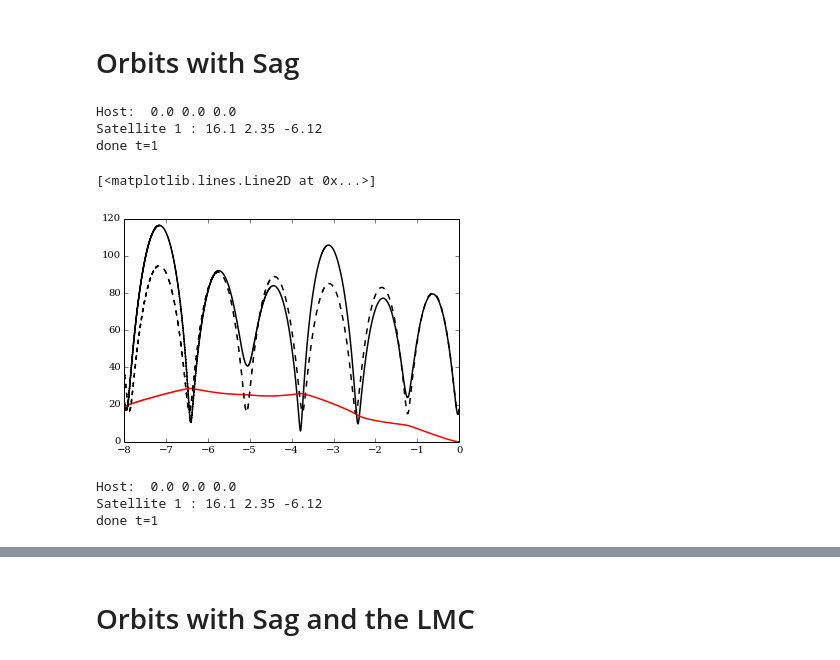
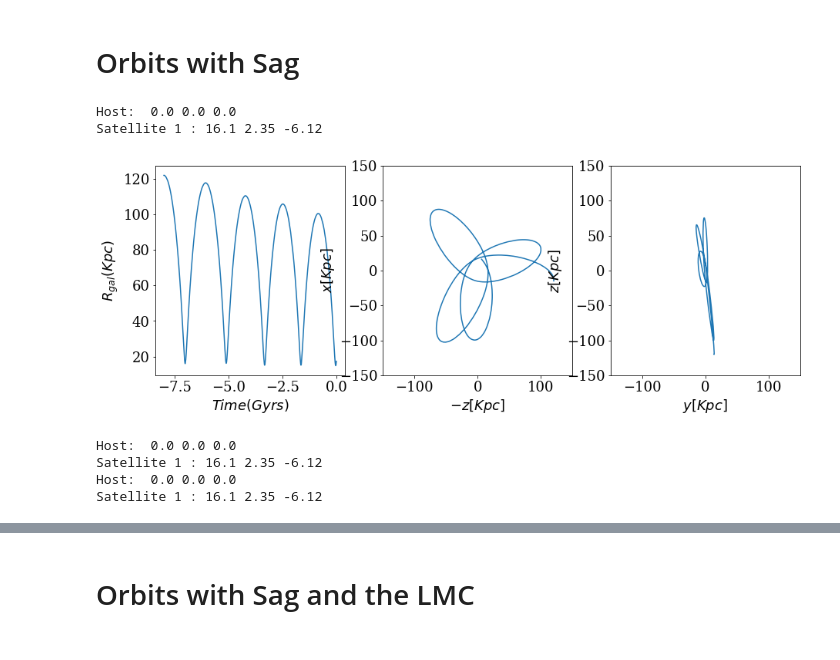
Before and after one commit to jngaravitoc/test_orbits, a Jupyter notebook: exploratory_code/orbits_MW.ipynb, the cells around one changed output, grey strips where cells are left out. Cells and saved outputs as stored; diff of their text form; code cells hidden in the pictures.

Commit message:
plots and code with orbits

```diff
--- a/exploratory_code/orbits_MW.ipynb
+++ b/exploratory_code/orbits_MW.ipynb
@@ -329,54 +390,70 @@ def galactocentic(xyzMW, xyzSat):
     xyz_sat_gal = np.array([xyzSat[:,0]-xyzMW[:,0], xyzSat[:,1]-xyzMW[:,1],
                             xyzSat[:,2]-xyzMW[:,2]]).T
     return xyz_sat_gal
-# %%
-satellite_model = ['hernquist', 1E10, 9.8]
-satellite_model_sgr2 = ['NFW', 1E10, 44, 8]
-
-sgr_pos = [16.1, 2.35, -6.12]
-sgr_vel = [242.5, 5.6, 228.1]
-
-pos_host = [0,0,0]
-vel_host = [0,0,0]
-
-pos_NGC2419 = [-87.43, -0.51, 37.31]
-vel_NGC2419 = [16.55, 48.46, -31.33]
-
-host_model = ['NFW', 1.2E12, 261, 9.86]
-disk_params = [6.5E10, 3.0, 0.5]
-bulge_params = [1E10, 0.7]
 # %%
 t1, posSag1, velSag1, posMWs1, velMWs1 = leapfrog.integrate_sat(8, pos_host, vel_host,
                                                                host_model, disk_params,
                                                                bulge_params,
-                                                               dt=0.001, alpha=[0, 0.23],
+                                                               dt=0.001, alpha=[0, 0.3],
                                                                pos_sat=sgr_pos,
                                                                vel_sat=sgr_vel,
-                                                               satellite_model=satellite_model)
+                                                               satellite_model=satellite_model_sgr2)
 # %% [output]
 Host:  0.0 0.0 0.0
 Satellite 1 : 16.1 2.35 -6.12
-done t=1
 # %%
 posSag_G1 = galactocentic(posMWs1, posSag1)
-r_sag_G1 = (posSag_G1[:,0]**2.0 + posSag_G1[:,1]**2.0 + posSag_G1[:,2]**2.0)**0.5
-plot(t1, r_sag_G1, lw=1.5, c='k')
-plot(t1, (posMWs1[:,0]**2 + posMWs1[:,1]**2 + posMWs1[:,2]**2)**0.5, lw=1.5, c='r')
-plot(t1, (posSag1[:,0]**2 + posSag1[:,1]**2 + posSag1[:,2]**2)**0.5, lw=1.5, c='k', ls='--')
+
+def sag_projections(time, pos_sag):
+    fig = plt.figure(figsize=(15, 5))
+    plt.subplot(1, 3, 1)
+    r_sag = (pos_sag[:,0]**2.0 + pos_sag[:,1]**2.0 + pos_sag[:,2]**2.0)**0.5
+    plt.plot(time, r_sag, lw=1.5)
+    plt.xlabel('$Time (Gyrs)$')
+    plt.ylabel('$R_{gal} (Kpc)$')
+
+    plt.subplot(1, 3, 2)
+    plt.plot(-pos_sag[:,2], pos_sag[:,0])
+    plt.xlim(-150, 150)
+    plt.ylim(-150, 150)
+    plt.xlabel('$-z[Kpc]$')
+    plt.ylabel('$x[Kpc]$')
+
+    plt.subplot(1, 3, 3)
+    plt.plot(pos_sag[:,1], pos_sag[:,2])
+    plt.xlim(-150, 150)
+    plt.ylim(-150, 150)
+    plt.xlabel('$y[Kpc]$')
+    plt.ylabel('$z[Kpc]$')
+
+sag_projections(t1, posSag_G1)
+#plt.plot(t1, (posMWs1[:,0]**2 + posMWs1[:,1]**2 + posMWs1[:,2]**2)**0.5, lw=1.5, c='r')
+#plt.plot(t1, (posSag1[:,0]**2 + posSag1[:,1]**2 + posSag1[:,2]**2)**0.5, lw=1.5, c='k', ls='--')
 # %% [output]
-[<matplotlib.lines.Line2D at 0x...>]
-[figure, old version]
+[figure, new version]
 # %%
-t, posSag, velSag, posMWs, velMWs, posNGCs, velNGCs = leapfrog.integrate_sat(4, pos_host, vel_host,
+t2, posSag2, velSag2, posMWs2, velMWs2, posNGCs2, velNGCs2 = leapfrog.integrate_sat(time, pos_host, vel_host,
                                                                              host_model, disk_params,
                                                                              bulge_params,
                                                                              pos_p=pos_NGC2419,
                                                                              vel_p=vel_NGC2419,
-                                                                             dt=0.001, alpha=[0, 0.23],
+                                                                             dt=0.001, alpha=[0, 0.3],
                                                                              pos_sat=sgr_pos,
                                                                              vel_sat=sgr_vel,
-                                                                             satellite_model=satellite_model)
+                                                                             satellite_model=satellite_model_sgr2)
+
+
+t2_M, posSag2_M, velSag2_M, posMWs2_M, velMWs2_M, posNGCs2_M, velNGCs2_M = leapfrog.integrate_sat(time, pos_host, vel_host,
+                                                                             host_model, disk_params,
+                                                                             bulge_params,
+                                                                             pos_p=pos_NGC2419_2,
+                                                                             vel_p=vel_NGC2419_2,
+                                                                             dt=0.001, alpha=[0, 0.3],
+                                                                             pos_sat=sgr_pos,
+                                                                             vel_sat=sgr_vel,
+                                                                             satellite_model=satellite_model_sgr2)
 # %% [output]
 Host:  0.0 0.0 0.0
 Satellite 1 : 16.1 2.35 -6.12
-done t=1
+Host:  0.0 0.0 0.0
+Satellite 1 : 16.1 2.35 -6.12
```
Also changed, not shown: parts of 51 cells of this notebook, 17 other files.
